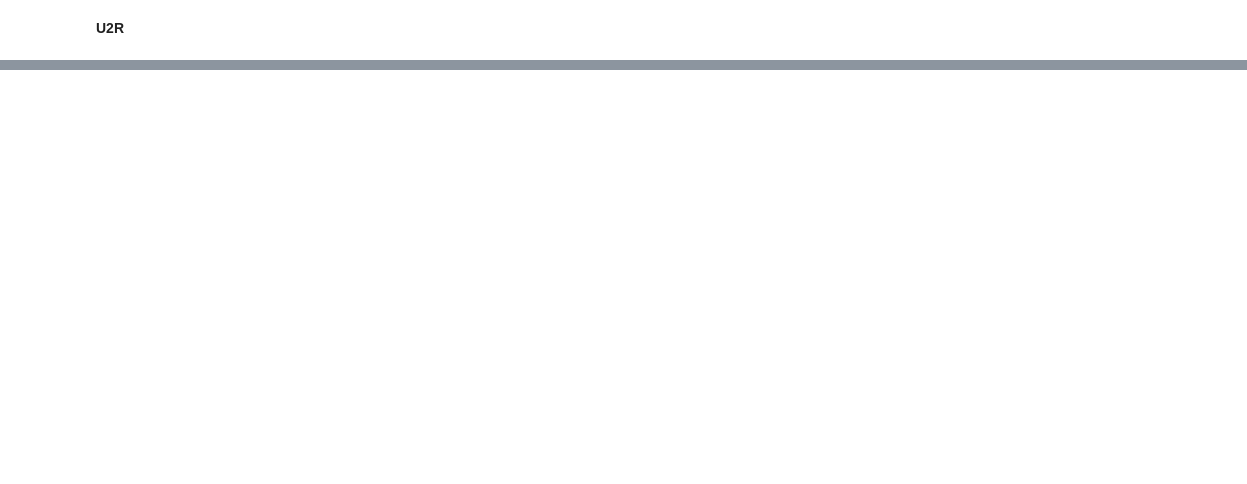
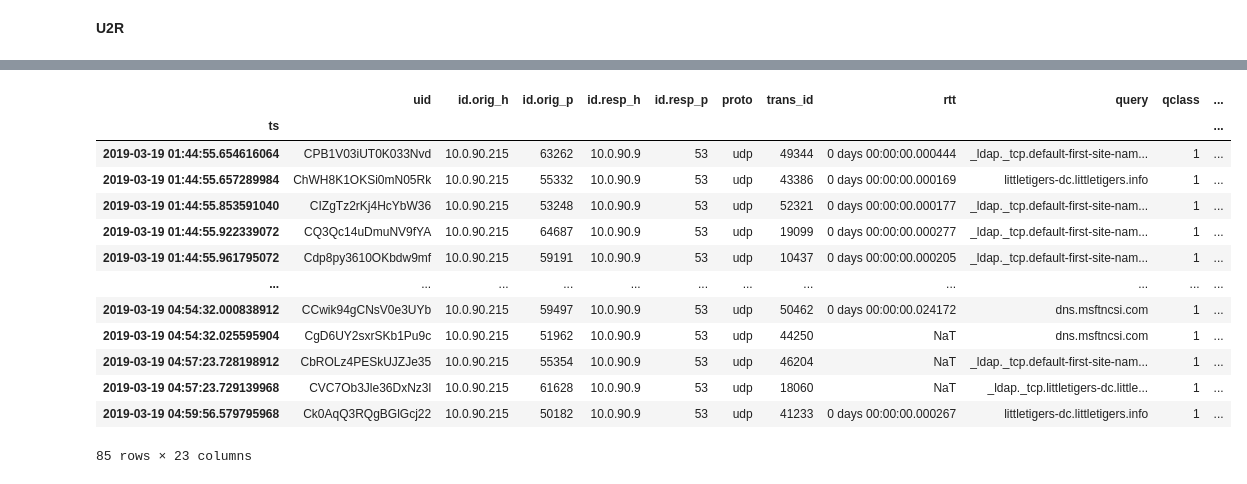
Before and after one commit to ManhKhoa1507/NIDS-NSL-KDD, a Jupyter notebook: NID.ipynb, the cells around one changed output, grey strips where cells are left out. Cells and saved outputs as stored; diff of their text form; code cells hidden in the pictures; blank space fills up the shorter version.

```diff
--- a/NID.ipynb
+++ b/NID.ipynb
@@ -1144,0 +795,4 @@ F-measure: 0.90415 (+/- 0.11421)
+# %%
+from IPython.display import display
+pd.set_option('display.max_columns', None)
+!python3 zeek_anomaly_detector.py -a 20 -f conn.log
@@ -1144,0 +817,21 @@ F-measure: 0.90415 (+/- 0.11421)
+# %%
+from zat.log_to_dataframe import LogToDataFrame
+log_to_df = LogToDataFrame()
+zeek_df = log_to_df.create_dataframe('dns.log')
+pd.set_option('display.max_columns', None)
+zeek_df
+# %% [output]
+|  | uid | id.orig_h | id.orig_p | id.resp_h | id.resp_p | proto | trans_id | rtt | query | qclass | ... |
+| ts |  |  |  |  |  |  |  |  |  |  | ... |
+| 2019-03-19 01:44:55.654616064 | CPB1V03iUT0K033Nvd | 10.0.90.215 | 63262 | 10.0.90.9 | 53 | udp | 49344 | 0 days 00:00:00.000444 | _ldap._tcp.default-first-site-nam... | 1 | ... |
+| 2019-03-19 01:44:55.657289984 | ChWH8K1OKSi0mN05Rk | 10.0.90.215 | 55332 | 10.0.90.9 | 53 | udp | 43386 | 0 days 00:00:00.000169 | littletigers-dc.littletigers.info | 1 | ... |
+| 2019-03-19 01:44:55.853591040 | CIZgTz2rKj4HcYbW36 | 10.0.90.215 | 53248 | 10.0.90.9 | 53 | udp | 52321 | 0 days 00:00:00.000177 | _ldap._tcp.default-first-site-nam... | 1 | ... |
+| 2019-03-19 01:44:55.922339072 | CQ3Qc14uDmuNV9fYA | 10.0.90.215 | 64687 | 10.0.90.9 | 53 | udp | 19099 | 0 days 00:00:00.000277 | _ldap._tcp.default-first-site-nam... | 1 | ... |
+| 2019-03-19 01:44:55.961795072 | Cdp8py3610OKbdw9mf | 10.0.90.215 | 59191 | 10.0.90.9 | 53 | udp | 10437 | 0 days 00:00:00.000205 | _ldap._tcp.default-first-site-nam... | 1 | ... |
+| ... | ... | ... | ... | ... | ... | ... | ... | ... | ... | ... | ... |
+| 2019-03-19 04:54:32.000838912 | CCwik94gCNsV0e3UYb | 10.0.90.215 | 59497 | 10.0.90.9 | 53 | udp | 50462 | 0 days 00:00:00.024172 | dns.msftncsi.com | 1 | ... |
+| 2019-03-19 04:54:32.025595904 | CgD6UY2sxrSKb1Pu9c | 10.0.90.215 | 51962 | 10.0.90.9 | 53 | udp | 44250 | NaT | dns.msftncsi.com | 1 | ... |
+| 2019-03-19 04:57:23.728198912 | CbROLz4PESkUJZJe35 | 10.0.90.215 | 55354 | 10.0.90.9 | 53 | udp | 46204 | NaT | _ldap._tcp.default-first-site-nam... | 1 | ... |
+| 2019-03-19 04:57:23.729139968 | CVC7Ob3Jle36DxNz3l | 10.0.90.215 | 61628 | 10.0.90.9 | 53 | udp | 18060 | NaT | _ldap._tcp.littletigers-dc.little... | 1 | ... |
+| 2019-03-19 04:59:56.579795968 | Ck0AqQ3RQgBGlGcj22 | 10.0.90.215 | 50182 | 10.0.90.9 | 53 | udp | 41233 | 0 days 00:00:00.000267 | littletigers-dc.littletigers.info | 1 | ... |
+85 rows × 23 columns
```
Also changed, not shown: parts of 84 cells of this notebook, 26 other files.
